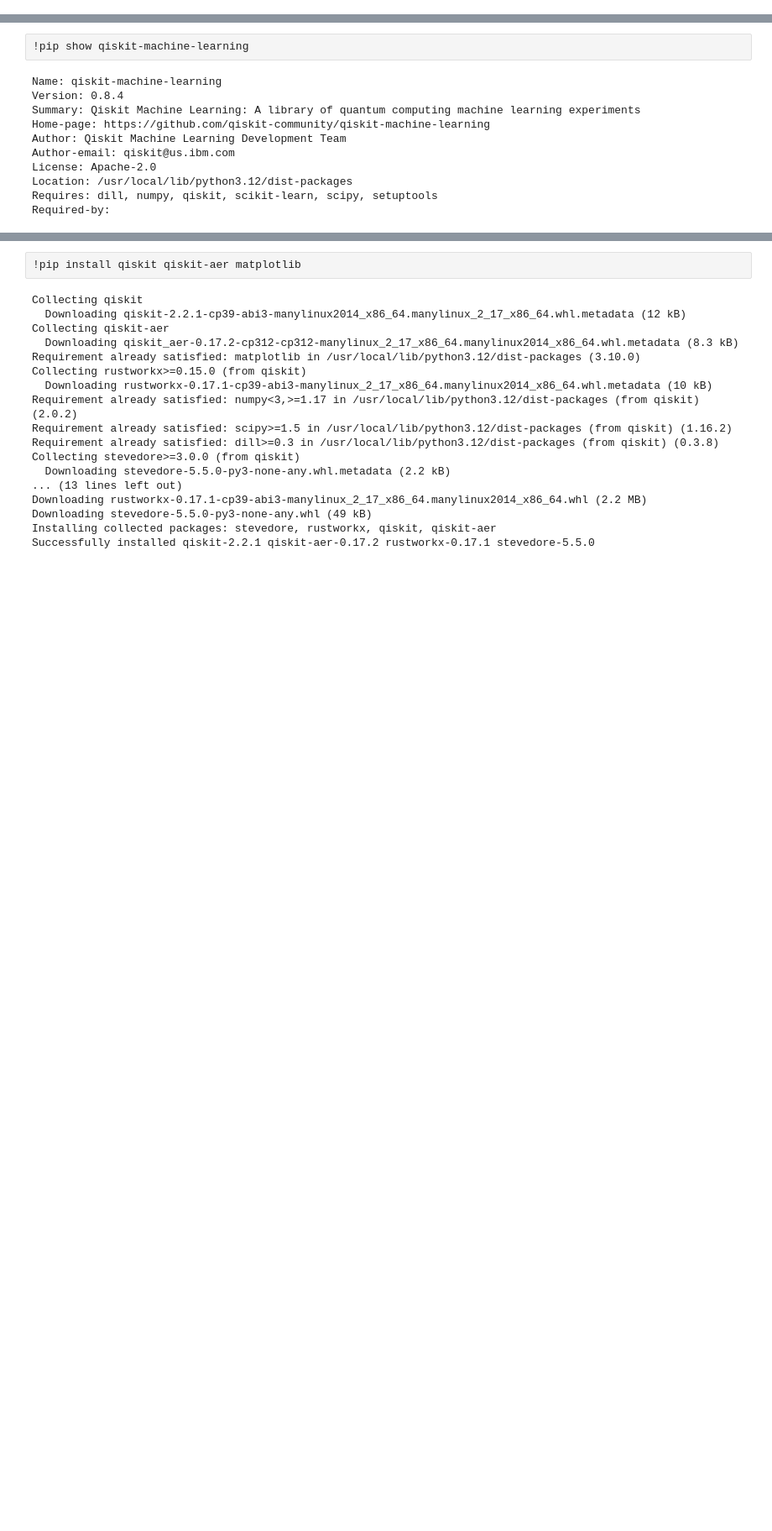
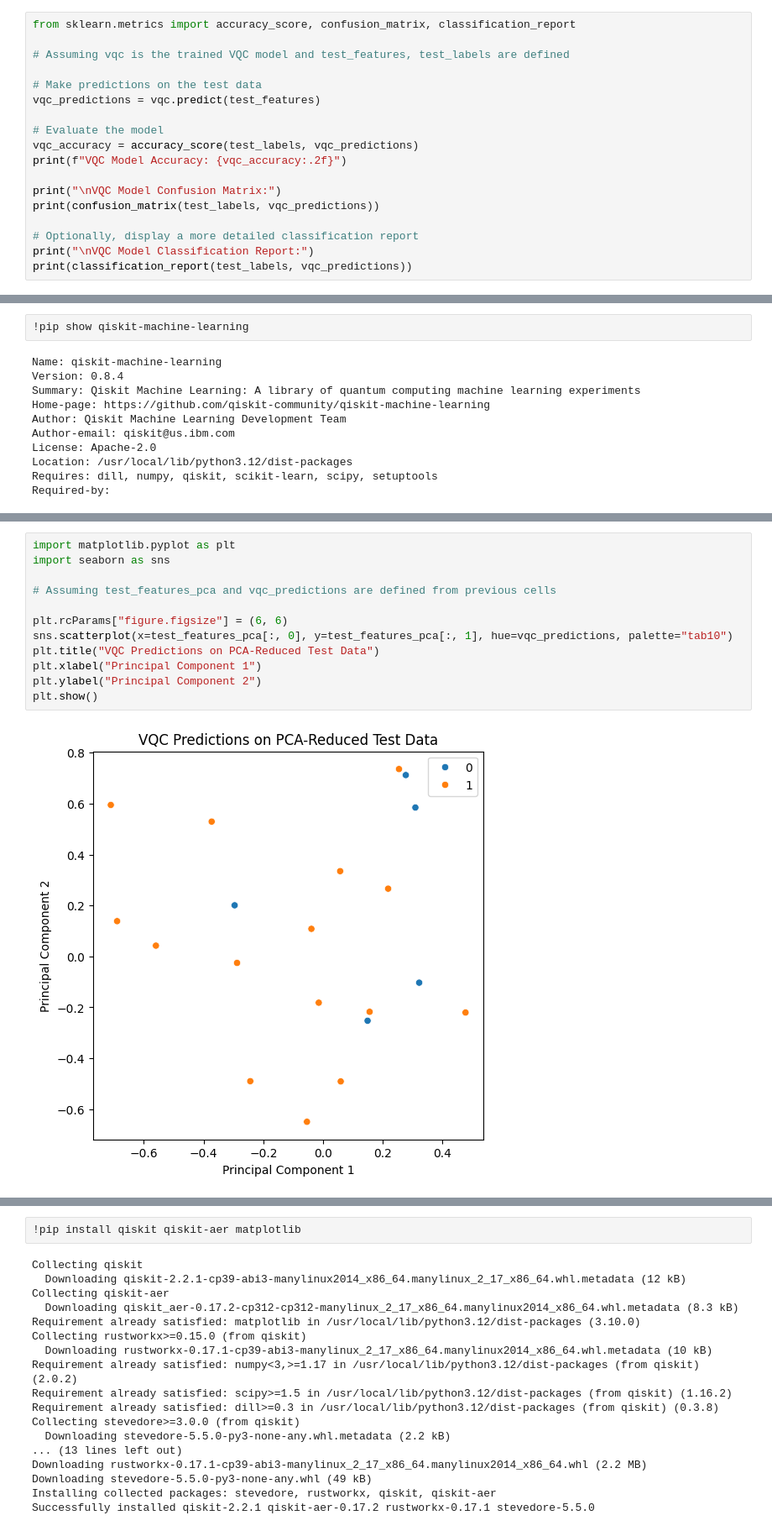
Before and after one commit to erskinekof/erskinekof.github.io, a Jupyter notebook: Copy_of_Welcome_To_Colab.ipynb, the cells around one changed output, grey strips where cells are left out. Shown at 84% size. Saved outputs shown, nothing was run; the diff lists cells and outputs as text; blank space fills up the shorter version.

```diff
--- a/Copy_of_Welcome_To_Colab.ipynb
+++ b/Copy_of_Welcome_To_Colab.ipynb
@@ -121,3 +143,21 @@ Explained Variance Ratio for each PCA Component:
 Cumulative Explained Variance:
 [0.15884282 0.29975163 0.42785105 0.54437259 0.64389503 0.73369529
  0.82092322 0.88741559 0.95044612 1.        ]
+# %%
+from sklearn.metrics import accuracy_score, confusion_matrix, classification_report
+
+# Assuming vqc is the trained VQC model and test_features, test_labels are defined
+
+# Make predictions on the test data
+vqc_predictions = vqc.predict(test_features)
+
+# Evaluate the model
+vqc_accuracy = accuracy_score(test_labels, vqc_predictions)
+print(f"VQC Model Accuracy: {vqc_accuracy:.2f}")
+
+print("\nVQC Model Confusion Matrix:")
+print(confusion_matrix(test_labels, vqc_predictions))
+
+# Optionally, display a more detailed classification report
+print("\nVQC Model Classification Report:")
+print(classification_report(test_labels, vqc_predictions))
@@ -215,0 +289,14 @@ Classical SVC on PCA-reduced test dataset:     0.50
+# %%
+import matplotlib.pyplot as plt
+import seaborn as sns
+
+# Assuming test_features_pca and vqc_predictions are defined from previous cells
+
+plt.rcParams["figure.figsize"] = (6, 6)
+sns.scatterplot(x=test_features_pca[:, 0], y=test_features_pca[:, 1], hue=vqc_predictions, palette="tab10")
+plt.title("VQC Predictions on PCA-Reduced Test Data")
+plt.xlabel("Principal Component 1")
+plt.ylabel("Principal Component 2")
+plt.show()
+# %% [output]
+[figure, added]
```
Also changed, not shown: parts of 17 cells of this notebook.
